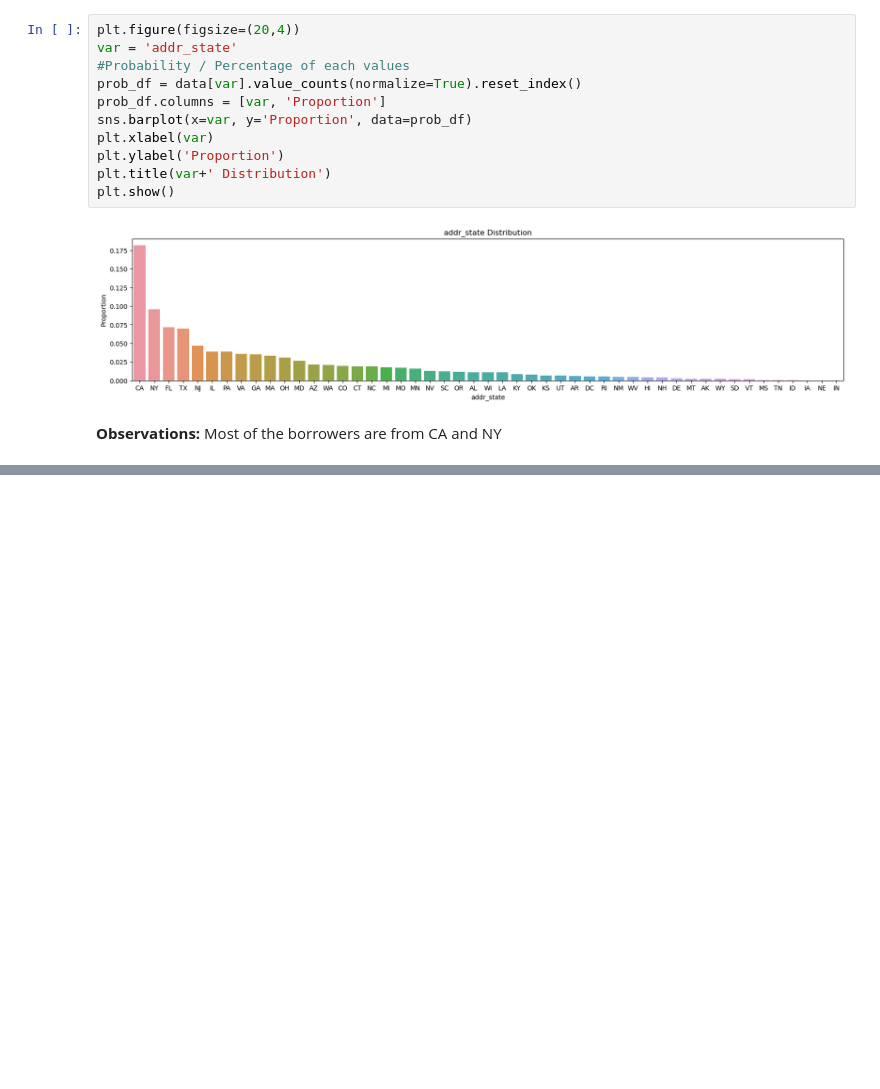
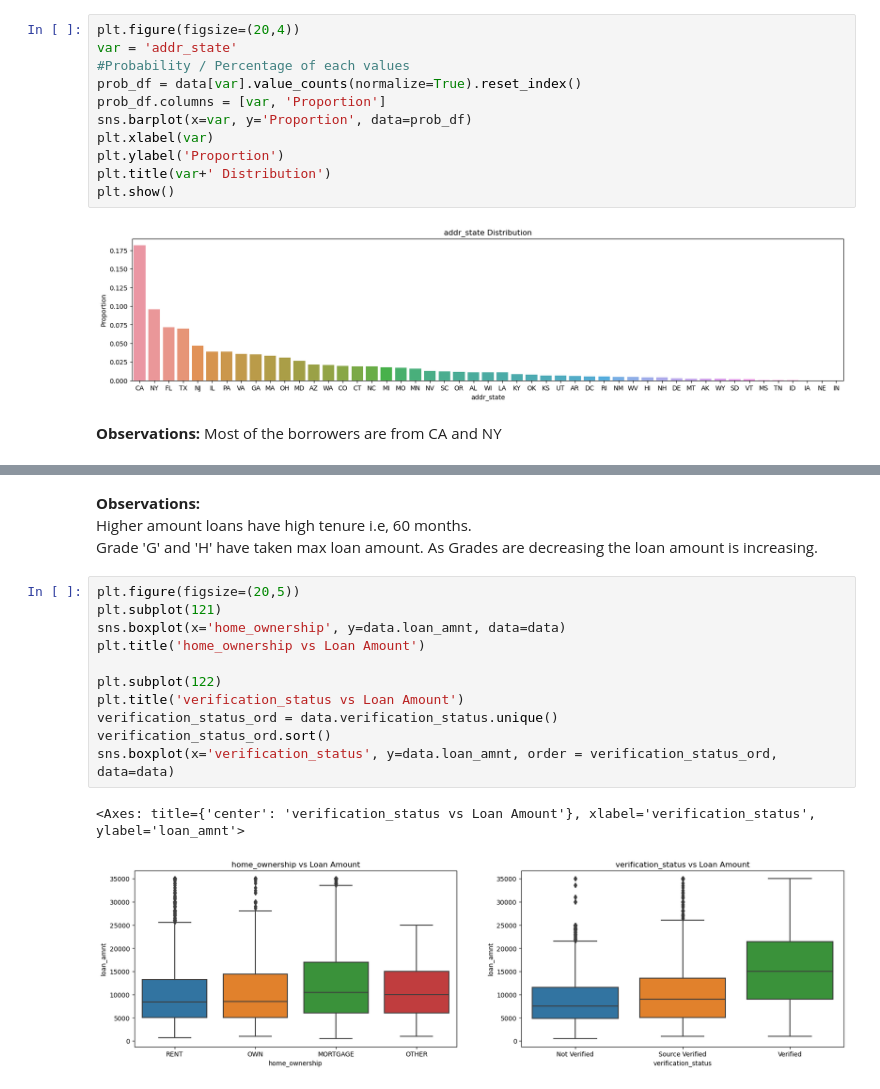
Before and after one commit to Tiru0792/LendingClubCaseStudy, a Jupyter notebook: analysis.ipynb, the cells around one changed output, grey strips where cells are left out. Drawn from its saved outputs; the diff is of its cells as text; blank space fills up the shorter version.

```diff
--- a/analysis.ipynb
+++ b/analysis.ipynb
@@ -694,0 +714,18 @@ Most of the borrowers are from CA and NY
+# %% [markdown]
+<b>Observations:</b><br/>
+Higher amount loans have high tenure i.e, 60 months.<br/>
+Grade 'G' and 'H' have taken max loan amount. As Grades are decreasing the loan amount is increasing.
+# %%
+plt.figure(figsize=(20,5))
+plt.subplot(121)
+sns.boxplot(x='home_ownership', y=data.loan_amnt, data=data)
+plt.title('home_ownership vs Loan Amount')
+
+plt.subplot(122)
+plt.title('verification_status vs Loan Amount')
+verification_status_ord = data.verification_status.unique()
+verification_status_ord.sort()
+sns.boxplot(x='verification_status', y=data.loan_amnt, order = verification_status_ord, data=data)
+# %% [output]
+<Axes: title={'center': 'verification_status vs Loan Amount'}, xlabel='verification_status', ylabel='loan_amnt'>
+[figure, added]
```
Also changed, not shown: parts of 124 cells of this notebook.
